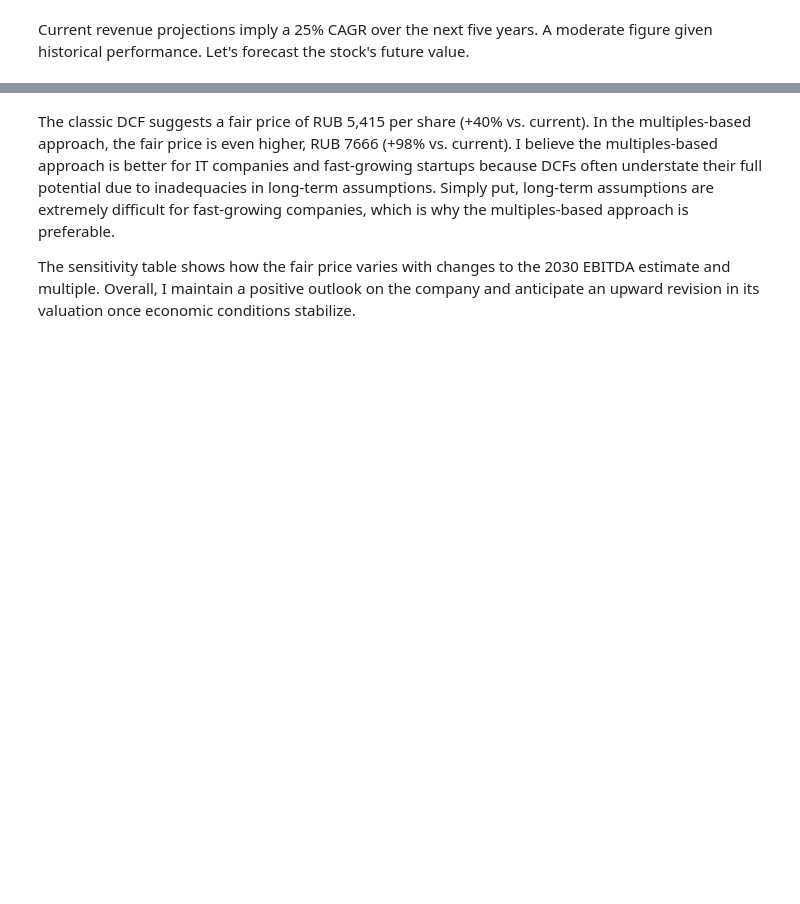
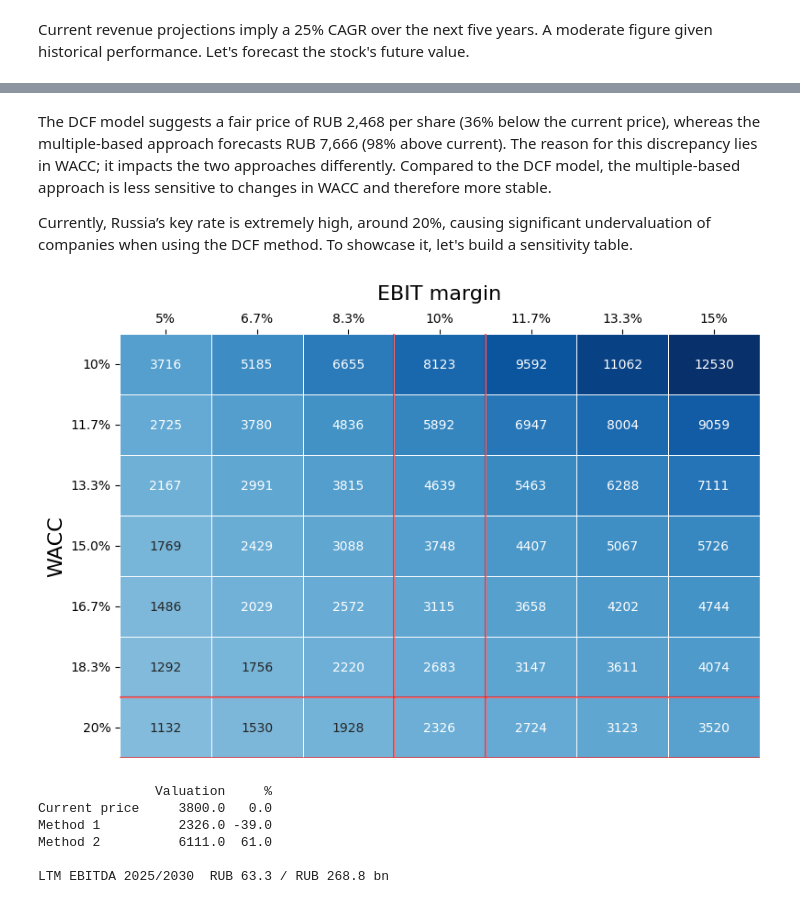
Before and after one commit to Sergei-Ryzhkov/Projects, a Jupyter notebook: OZON analysis.ipynb, the cells around one changed output, grey strips where cells are left out. Saved outputs shown, nothing was run; the diff lists cells and outputs as text; code cells hidden in the pictures; blank space fills up the shorter version.

```diff
--- a/OZON analysis.ipynb
+++ b/OZON analysis.ipynb
@@ -698,5 +672,57 @@ LTM EBITDA 2025/2030  RUB 63.3 / RUB 337.2 bn
 # %% [markdown]
-The classic DCF suggests a fair price of RUB 5,415 per share (+40% vs. current). In the multiples-based approach, the fair price is even higher, RUB 7666 (+98% vs. current). I believe the multiples-based approach is better for IT companies and fast-growing startups because DCFs often understate their full potential due to inadequacies in long-term assumptions. Simply put, long-term assumptions are extremely difficult for fast-growing companies, which is why the multiples-based approach is preferable.
+The DCF model suggests a fair price of RUB 2,468 per share (36% below the current price), whereas the multiple-based approach forecasts RUB 7,666 (98% above current). The reason for this discrepancy lies in WACC; it impacts the two approaches differently. Compared to the DCF model, the multiple-based approach is less sensitive to changes in WACC and therefore more stable.
 
-The sensitivity table shows how the fair price varies with changes to the 2030 EBITDA estimate and multiple.
-Overall, I maintain a positive outlook on the company and anticipate an upward revision in its valuation once economic conditions stabilize.
+Currently, Russia’s key rate is extremely high, around 20%, causing significant undervaluation of companies when using the DCF method. To showcase it, let's build a sensitivity table.
+# %%
+
+
+# Create a sensitivy table
+WACC_range = [int(x * 100) if (x * 100).is_integer() else round(x * 100, 1)  for x in np.linspace(0.1, wacc, 7)]
+EBIT_marg_ranges = np.linspace(0.05, 0.15, 7)
+EBIT_margins = pd.DataFrame([np.linspace(0.05, b, 20) for b in EBIT_marg_ranges], index=EBIT_marg_ranges.round(3)).T.round(8)
+EBIT_labels = [int(b * 100) if (b * 100) % 1 < 0.05 else round(b * 100, 1) for b in EBIT_marg_ranges]
+
+
+sensitivity_WACC = pd.DataFrame(columns=[f"{e}%" for e in EBIT_labels], index=[f"{w}%" for w in WACC_range])
+for i, w in enumerate(WACC_range):
+    for j , e in enumerate(EBIT_margins):
+        EBIT = round(projection['Revenue'] * EBIT_margins[e], 2)
+        TAX = round(EBIT * -tax_rate, 2)
+        FCF = EBIT + TAX + projection['CAPEX'] + projection['NWC'] + projection['Amort']
+        WACC = round((1 / (1 + (w / 100) / 4)) ** pd.Series(range(1, len(projection) + 1), index=projection.index), 2)
+        DCF_sum = (FCF * WACC).sum()
+        Final_FCF = FCF.iloc[-4:].sum()
+        TV = (Final_FCF * (1 + terminal_growth)) / (w / 100 - terminal_growth)
+        PV_TV = TV * WACC.iloc[-4:].mean()
+        fair_price_n = (PV_TV + DCF_sum - net_debt) * 1_000_000_000 / shares
+        sensitivity_WACC.iloc[i, j] = round((fair_price_n))
+
+
+#Create a sensitivity map
+sens_values = sensitivity_WACC.values.astype(int)
+
+Figure_sens_wacc, swf = plt.subplots(figsize=(9,6))
+swf = sns.heatmap(sens_values, xticklabels=sensitivity_WACC.columns, yticklabels=sensitivity_WACC.index,
+                  center=fair_price, annot=True, fmt=".0f", cmap='Blues',
+                  linewidths=0.5, ax=swf, cbar=False)
+swf.tick_params(axis='x', which='both', top=True, labeltop=True, labelbottom=False)
+swf.xaxis.set_ticks_position('top')
+swf.yaxis.set_tick_params(rotation=0)
+swf.xaxis.set_label_position('top')  # Move the label to the top
+swf.set_xlabel('EBIT margin', fontsize=16, labelpad=10)
+swf.set_ylabel('WACC', fontsize=16)
+swf.axvline(3, color='red', alpha=0.6)
+swf.axvline(4, color='red', alpha=0.6)
+swf.axhline(6, color='red', alpha=0.6)
+swf.axhline(7, color='red', alpha=0.6)
+plt.show()
+print(potential_table, end='\n\n')
+print(f"LTM EBITDA 2025/2030  RUB {round(ozon_plq.iloc[-1, -4:].sum(), 1)} / RUB {round(projection['EBITDA'].iloc[-4:].sum(), 1)} bn")
+# %% [output]
+[figure, added]
+               Valuation     %
+Current price     3800.0   0.0
+Method 1          2326.0 -39.0
+Method 2          6111.0  61.0
+
+LTM EBITDA 2025/2030  RUB 63.3 / RUB 268.8 bn
```
Also changed, not shown: parts of 5 cells of this notebook, 1 other file.
